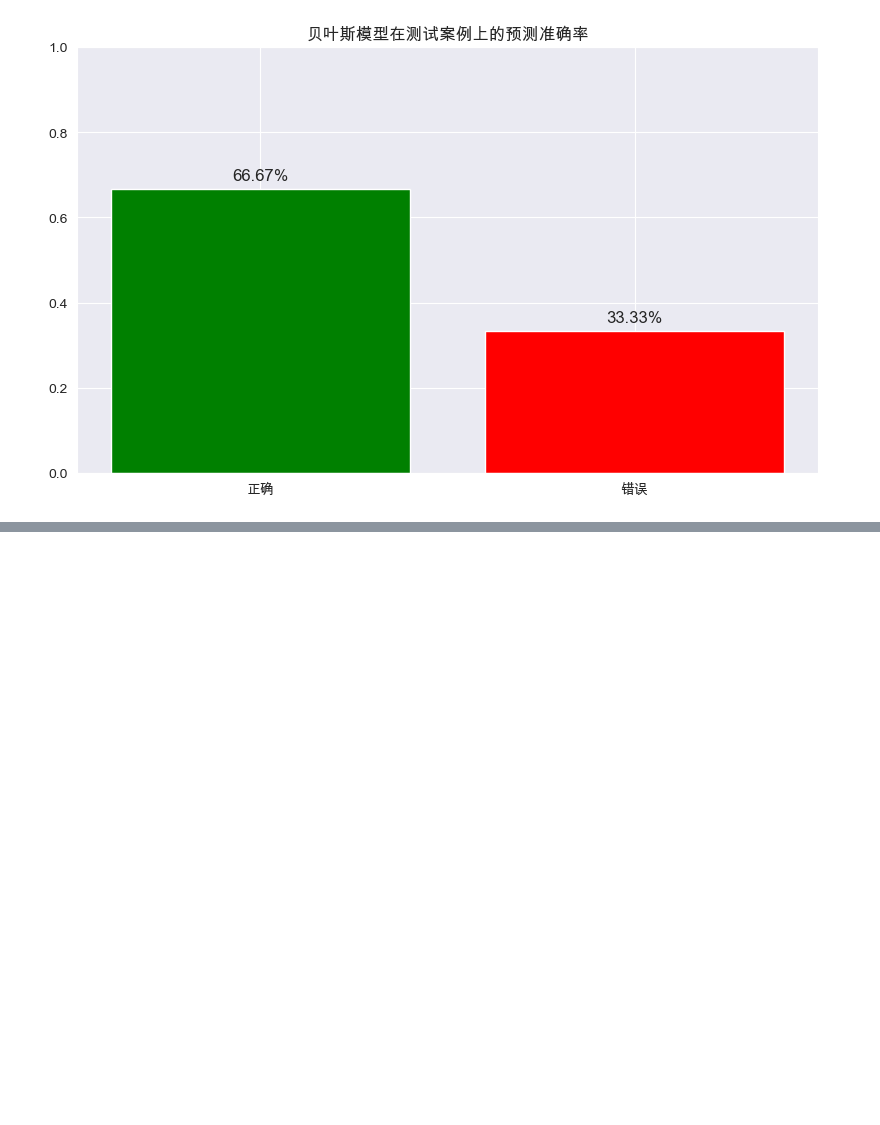
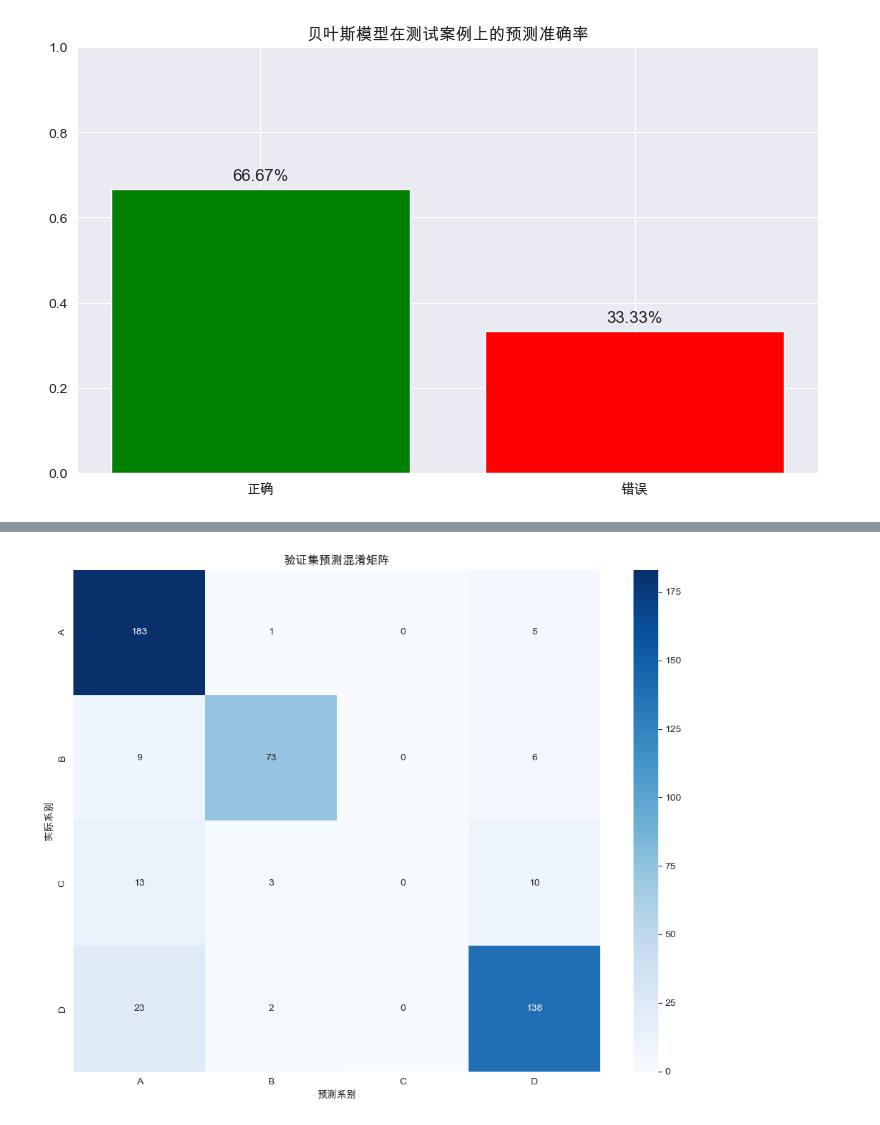
Before and after one commit to WedgeP/INT104CW1, a Jupyter notebook: 基于贝叶斯的概率模型预测.ipynb, the cells around one changed output, grey strips where cells are left out. Cells and saved outputs as stored; diff of their text form; code cells hidden in the pictures; blank space fills up the shorter version.

```diff
--- a/基于贝叶斯的概率模型预测.ipynb
+++ b/基于贝叶斯的概率模型预测.ipynb
@@ -944,0 +948,86 @@ plt.show()
+# %%
+# 导入测试数据
+test_df = pd.read_csv('./test_data.csv')
+print(f"验证数据集样本数量: {len(test_df)}")
+
+# 系别映射（如果需要）
+mapping = {'1': 'A', '2': 'B', '3': 'C', '4': 'D'}
+
+# 检查是否需要转换系别编码
+if test_df['Programme'].dtype == 'int64' or test_df['Programme'].iloc[0] in ['1', '2', '3', '4']:
+    print("检测到系别使用数字编码，进行转换...")
+    test_df['Programme'] = test_df['Programme'].astype(str).map(mapping)
+    print(f"系别转换后的分布: \n{test_df['Programme'].value_counts()}")
+
+# 初始化结果列表
+results = {
+    'actual': [],
+    'predicted': [],
+    'correct': [],
+    'probabilities': [],
+    'grade': [],
+    'gender': []
+}
+
+# 按年级分组进行验证
+for grade in sorted(test_df['Grade'].unique()):
+    grade_test = test_df[test_df['Grade'] == grade]
+    print(f"\n年级 {grade} 验证样本数: {len(grade_test)}")
+
+    # 如果该年级没有训练模型，则跳过
+    if grade not in grade_models:
+        print(f"⚠️ 年级 {grade} 没有训练好的模型，跳过")
+        continue
+
+    correct_count = 0
+    total_count = 0
+
+    for _, student in grade_test.iterrows():
+        scores = [student['Q1'], student['Q2'], student['Q3'], student['Q4'], student['Q5']]
+        gender = student['Gender']
+        actual_programme = student['Programme']
+
+        # 预测系别
+        probs = predict_programme_with_bayes(scores, grade, gender)
+
+        if not probs:
+            print(f"⚠️ 预测失败: 年级={grade}, 得分={scores}, 性别={gender}")
+            continue
+
+        predicted = max(probs, key=probs.get)
+        is_correct = predicted == actual_programme
+
+        # 保存结果
+        results['actual'].append(actual_programme)
+        results['predicted'].append(predicted)
+        results['correct'].append(is_correct)
+        results['probabilities'].append(probs)
+        results['grade'].append(grade)
+        results['gender'].append(gender)
+
+        correct_count += is_correct
+        total_count += 1
+
+    # 计算该年级���准确率
+    grade_accuracy = correct_count / total_count if total_count > 0 else 0
+    print(f"年级 {grade} 预测准确率: {grade_accuracy:.4f} ({correct_count}/{total_count})")
+
+# 计算总体准确率
+overall_accuracy = sum(results['correct']) / len(results['correct']) if results['correct'] else 0
+print(f"\n总体准确率: {overall_accuracy:.4f} ({sum(results['correct'])}/{len(results['correct'])})")
+
+# 创建混淆矩阵 - 使用集合并集而非列表相加
+all_programmes = sorted(list(set(results['actual']) | set(results['predicted'])))
+cm = confusion_matrix(results['actual'], results['predicted'], labels=all_programmes)
+
+# 绘制混淆矩阵热图
+plt.figure(figsize=(10, 8))
+sns.heatmap(cm, annot=True, fmt='d', cmap='Blues',
+            xticklabels=all_programmes,
+            yticklabels=all_programmes)
+plt.title('验证集预测混淆矩阵')
+plt.xlabel('预测系别')
+plt.ylabel('实际系别')
+plt.tight_layout()
+plt.show()
+# %% [output]
@@ -944,0 +1048 @@ plt.show()
+[figure, added]
```
Also changed, not shown: parts of 2 cells of this notebook.
